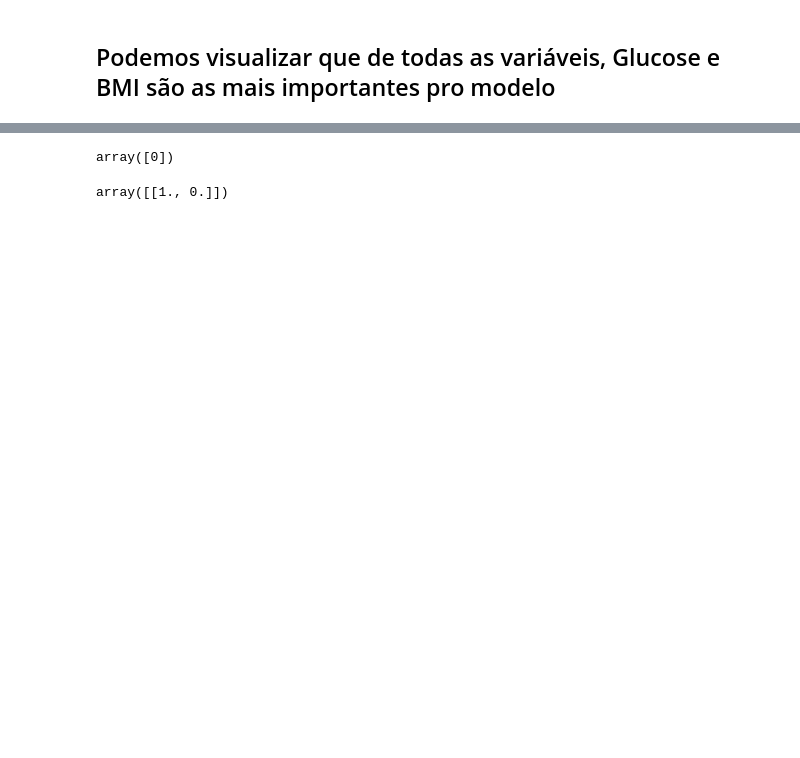
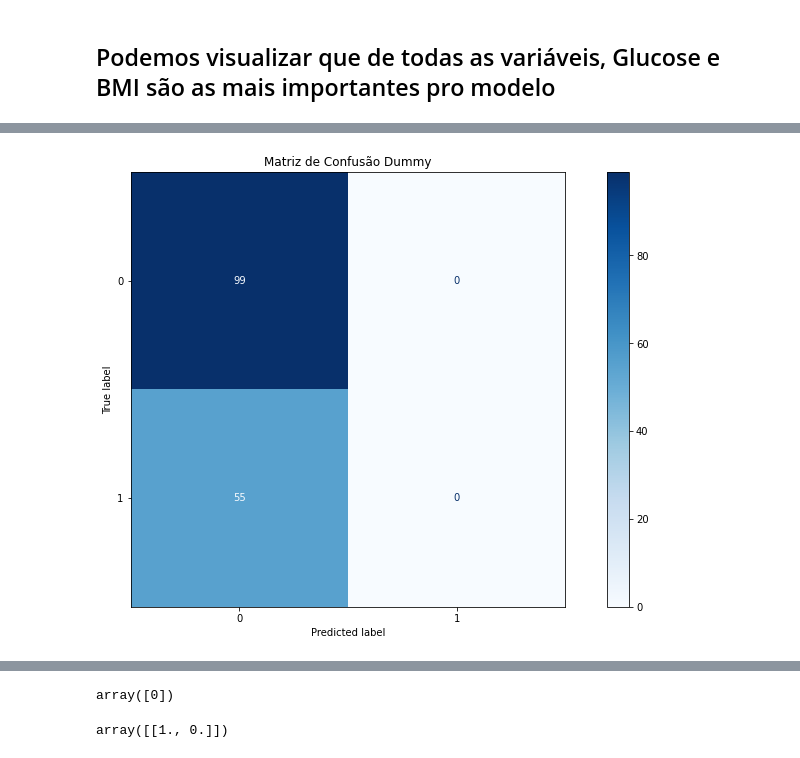
Before and after one commit to gizattos/Diabates-Classifica-o, a Jupyter notebook: Classificação de pacientes com diabetes.ipynb, the cells around one changed output, grey strips where cells are left out. Cells and saved outputs as stored; diff of their text form; code cells hidden in the pictures; blank space fills up the shorter version.

```diff
--- a/Classificação de pacientes com diabetes.ipynb
+++ b/Classificação de pacientes com diabetes.ipynb
@@ -184,0 +223,11 @@ weighted avg       0.72      0.73      0.73       154
+# %%
+## plotando Matriz de confusão Dummy
+f, ax = plt.subplots(1,1,figsize=(15,8))
+
+plot_confusion_matrix(DummyClassifier(strategy='most_frequent').fit(x_train,y_train),x_test,y_test,ax=ax,cmap=plt.cm.Blues,values_format='.4g')
+
+ax.set_title('Matriz de Confusão Dummy')
+
+plt.show()
+# %% [output]
+[figure, added]
```
Also changed, not shown: parts of 11 cells of this notebook.
